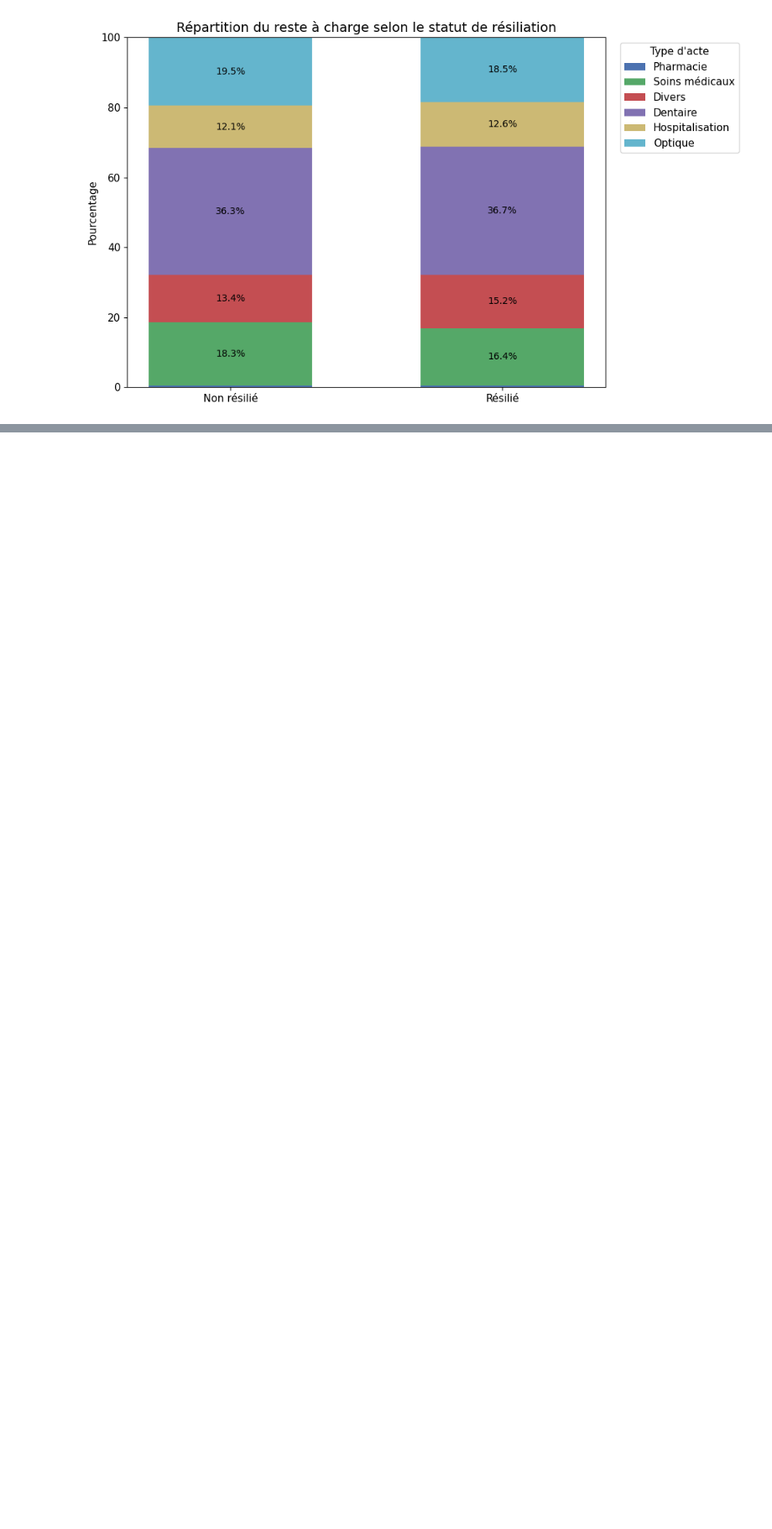
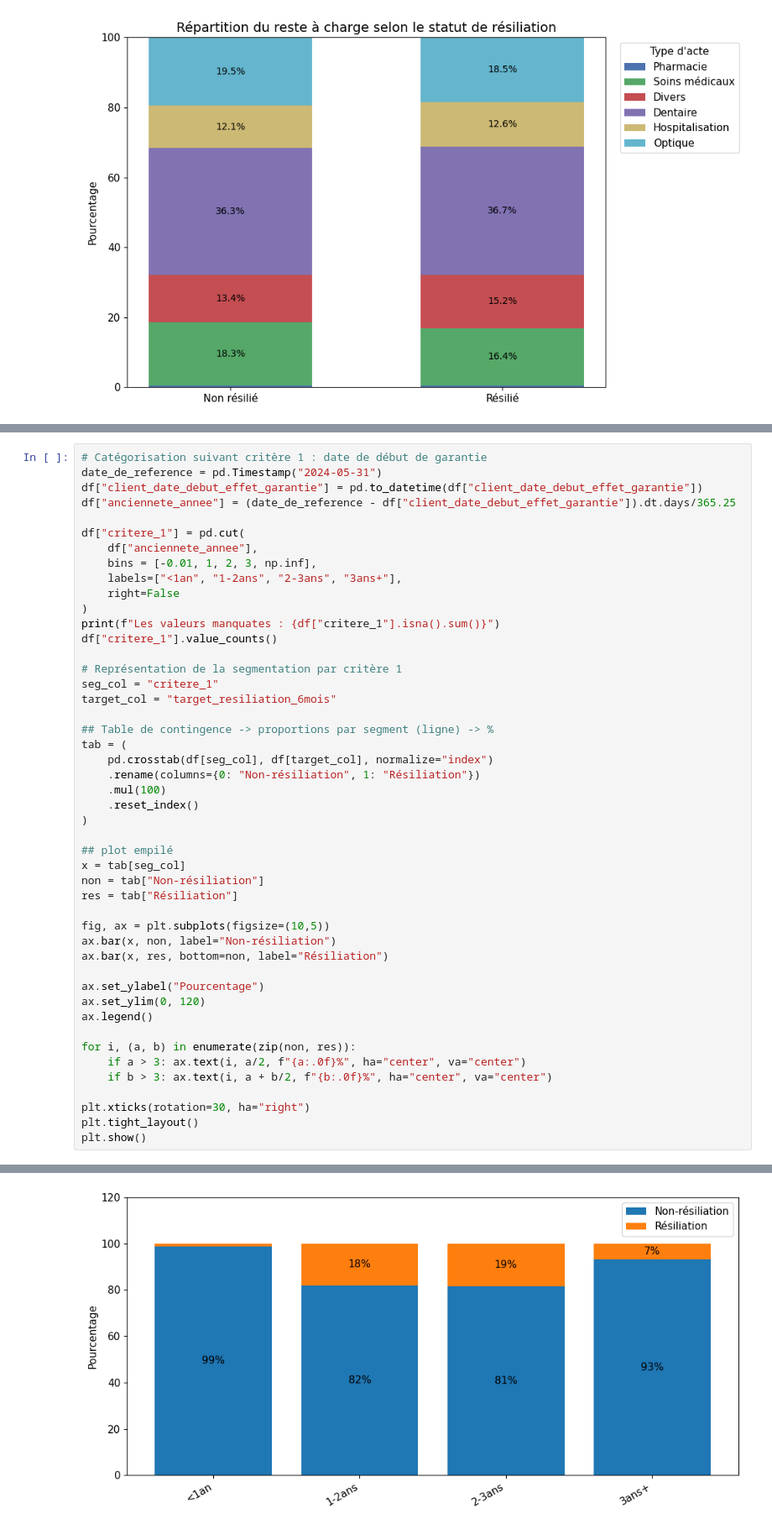
Before and after one commit to kellybourbon2/Alptis-churn-prediction, a Jupyter notebook: notebooks/Overview_Alptis.ipynb, the cells around one changed output, grey strips where cells are left out. Shown at 84% size. Saved outputs shown, nothing was run; the diff lists cells and outputs as text; blank space fills up the shorter version.

```diff
--- a/notebooks/Overview_Alptis.ipynb
+++ b/notebooks/Overview_Alptis.ipynb
@@ -847,0 +850,48 @@ plt.show()
+# %%
+# Catégorisation suivant critère 1 : date de début de garantie
+date_de_reference = pd.Timestamp("2024-05-31")
+df["client_date_debut_effet_garantie"] = pd.to_datetime(df["client_date_debut_effet_garantie"])
+df["anciennete_annee"] = (date_de_reference - df["client_date_debut_effet_garantie"]).dt.days/365.25
+
+df["critere_1"] = pd.cut(
+    df["anciennete_annee"],
+    bins = [-0.01, 1, 2, 3, np.inf],
+    labels=["<1an", "1-2ans", "2-3ans", "3ans+"],
+    right=False
+)
+print(f"Les valeurs manquates : {df["critere_1"].isna().sum()}")
+df["critere_1"].value_counts()
+
+# Représentation de la segmentation par critère 1
+seg_col = "critere_1"
+target_col = "target_resiliation_6mois"
+
+## Table de contingence -> proportions par segment (ligne) -> %
+tab = (
+    pd.crosstab(df[seg_col], df[target_col], normalize="index")
+    .rename(columns={0: "Non-résiliation", 1: "Résiliation"})
+    .mul(100)
+    .reset_index()
+)
+
+## plot empilé
+x = tab[seg_col]
+non = tab["Non-résiliation"]
+res = tab["Résiliation"]
+
+fig, ax = plt.subplots(figsize=(10,5))
+ax.bar(x, non, label="Non-résiliation")
+ax.bar(x, res, bottom=non, label="Résiliation")
+
+ax.set_ylabel("Pourcentage")
+ax.set_ylim(0, 120)
+ax.legend()
+
+for i, (a, b) in enumerate(zip(non, res)):
+    if a > 3: ax.text(i, a/2, f"{a:.0f}%", ha="center", va="center")
+    if b > 3: ax.text(i, a + b/2, f"{b:.0f}%", ha="center", va="center")
+
+plt.xticks(rotation=30, ha="right")
+plt.tight_layout()
+plt.show()
+# %% [output]
@@ -847,0 +899 @@ plt.show()
+[figure, added]
```
Also changed, not shown: parts of 32 cells of this notebook, 3 other files.
